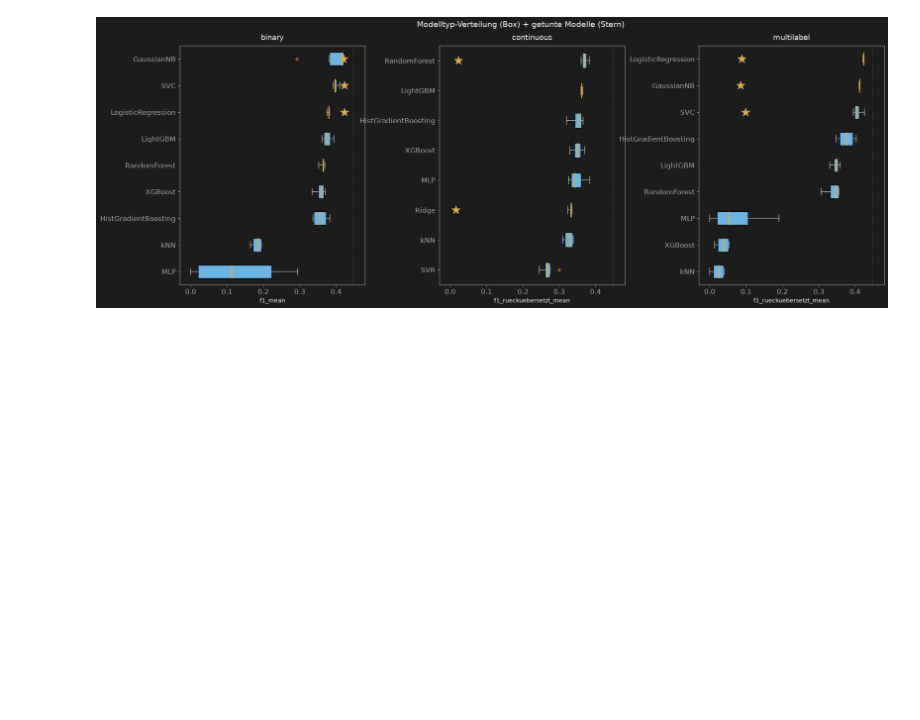
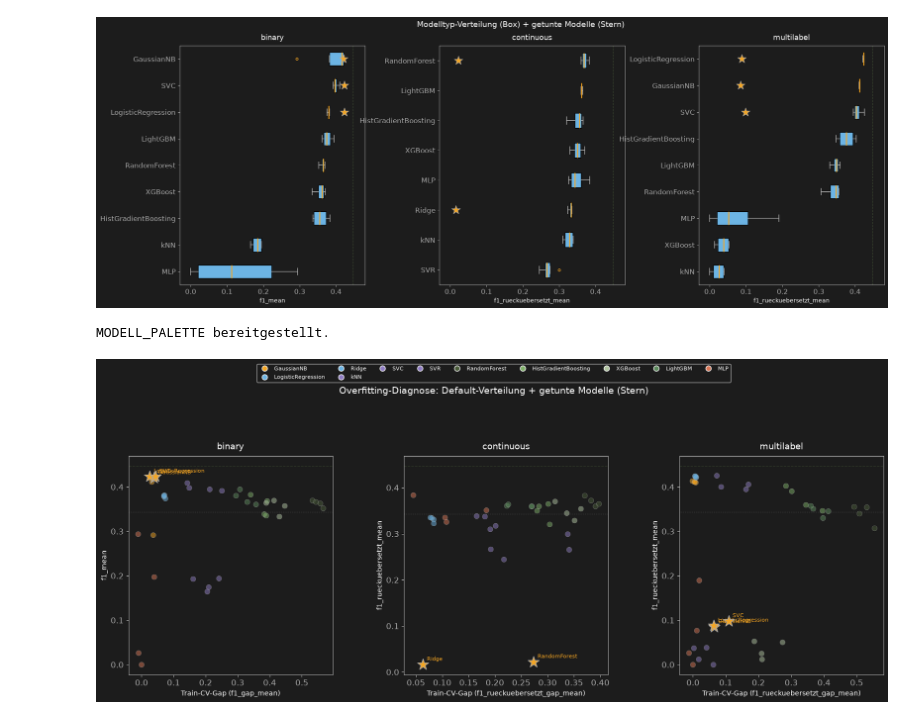
Before and after one commit to AwaTekoete/_MyExtrusionML_Synthetisch, a Jupyter notebook: notebooks/06_hyperparameter_tuning_model_a.ipynb, the cells around one changed output. Saved outputs shown, nothing was run; the diff lists cells and outputs as text; code cells hidden in the pictures; blank space fills up the shorter version.

Commit message:
feat: add Grafik 4 overlay with legend - complete visual evidence set for AP 3.6 tuning outcomes

```diff
--- a/notebooks/06_hyperparameter_tuning_model_a.ipynb
+++ b/notebooks/06_hyperparameter_tuning_model_a.ipynb
@@ -720,3 +731,67 @@ save_figure(fig, "../reports/figures/06_grafik3_overlay_modelltyp.png")
 plt.show()
 # %% [output]
 [figure]
+# %%
+# =============================================================================
+# Zelle 12b – Erweiterte Modell-Farbpalette (Reproduktion aus Notebook 05)
+# =============================================================================
+# Store44-Farbschema-Ausnahme (dokumentiert in Notebook 05/methodik_glossar.md):
+# bei 9 gleichrangigen Modelltypen wird eine erweiterte, dezente Palette
+# statt der 3 Store44-Kernfarben verwendet.
+# =============================================================================
+
+MODELL_PALETTE = {
+    "GaussianNB": "#F5A623", "LogisticRegression": "#6CB4E4", "Ridge": "#6CB4E4",
+    "kNN": "#8E7CC3", "SVC": "#8E7CC3", "SVR": "#8E7CC3",
+    "RandomForest": "#4A5C3A", "HistGradientBoosting": "#7FB069",
+    "XGBoost": "#B0C4A0", "LightGBM": "#5C8A5C", "MLP": "#D97757",
+}
+
+print("MODELL_PALETTE bereitgestellt.")
+# %% [output]
+MODELL_PALETTE bereitgestellt.
+# %%
+# =============================================================================
+# Zelle 13 – Grafik 4 (Overlay): Original-Overfitting-Verteilung (Notebook 05)
+# + getunte Modelle als goldene Sterne
+# =============================================================================
+gap_col_map = {"binary": "f1_gap_mean", "continuous": "f1_rueckuebersetzt_gap_mean", "multilabel": "f1_rueckuebersetzt_gap_mean"}
+
+fig, axes = plt.subplots(1, 3, figsize=(20, 6.5))
+plt.subplots_adjust(wspace=0.35, top=0.80)
+
+for ax, (tv, metric_col) in zip(axes, primary_metric.items()):
+    gap_col = gap_col_map[tv]
+    sub = ergebnisse_final_df[ergebnisse_final_df["zielgroesse"] == tv]
+
+    for modell, farbe in MODELL_PALETTE.items():
+        teil = sub[sub["modell"] == modell]
+        if len(teil) == 0:
+            continue
+        ax.scatter(teil[gap_col], teil[metric_col], color=farbe, alpha=0.5, s=60,
+                   edgecolors=COLOR_TEXT_MUTED, linewidths=0.5)
+
+    getunt_sub = tuning_df[tuning_df["zielgroesse"] == tv]
+    for _, row in getunt_sub.iterrows():
+        ax.scatter(row["outer_gap_mean"], row["outer_test_score_mean"], color=COLOR_GOLD, marker="*", s=300,
+                   zorder=5, edgecolors=COLOR_TEXT_MUTED, linewidths=1.0)
+        ax.annotate(row["modell"], (row["outer_gap_mean"], row["outer_test_score_mean"]),
+                    fontsize=8, xytext=(6,6), textcoords="offset points", color=COLOR_GOLD)
+
+    ax.axhline(BAYES_FLOOR, color=COLOR_GREEN, linestyle="--", linewidth=1, alpha=0.5)
+    ax.axhline(ZUFALLS_BASELINE, color=COLOR_TEXT_MUTED, linestyle=":", linewidth=1, alpha=0.5)
+    ax.set_title(f"{tv}", fontsize=13, pad=10)
+    ax.set_xlabel(f"Train-CV-Gap ({gap_col})", fontsize=10)
+    ax.set_ylabel(metric_col, fontsize=10)
+
+handles, labels = [], []
+for modell, farbe in MODELL_PALETTE.items():
+    handles.append(plt.Line2D([0], [0], marker="o", color="w", markerfacecolor=farbe, markersize=8, linestyle=""))
+    labels.append(modell)
+fig.legend(handles, labels, loc="upper center", bbox_to_anchor=(0.5, 1.10), ncol=9, fontsize=8)
+
+fig.suptitle("Overfitting-Diagnose: Default-Verteilung + getunte Modelle (Stern)", fontsize=14, y=1.02)
+save_figure(fig, "../reports/figures/06_grafik4_overlay_overfitting.png")
+plt.show()
+# %% [output]
+[figure, added]
```
Also changed, not shown: parts of 1 cell of this notebook, 2 other files.
